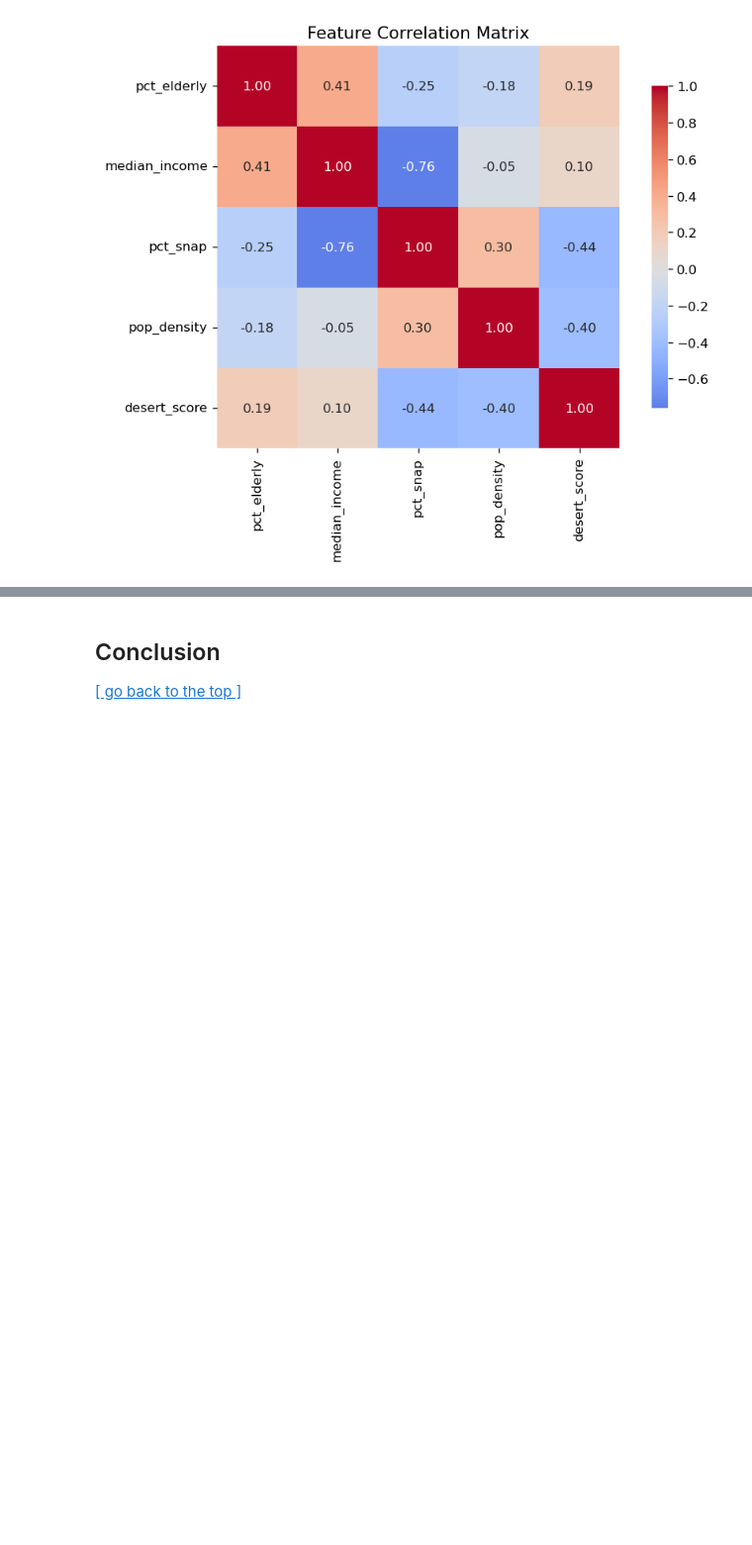
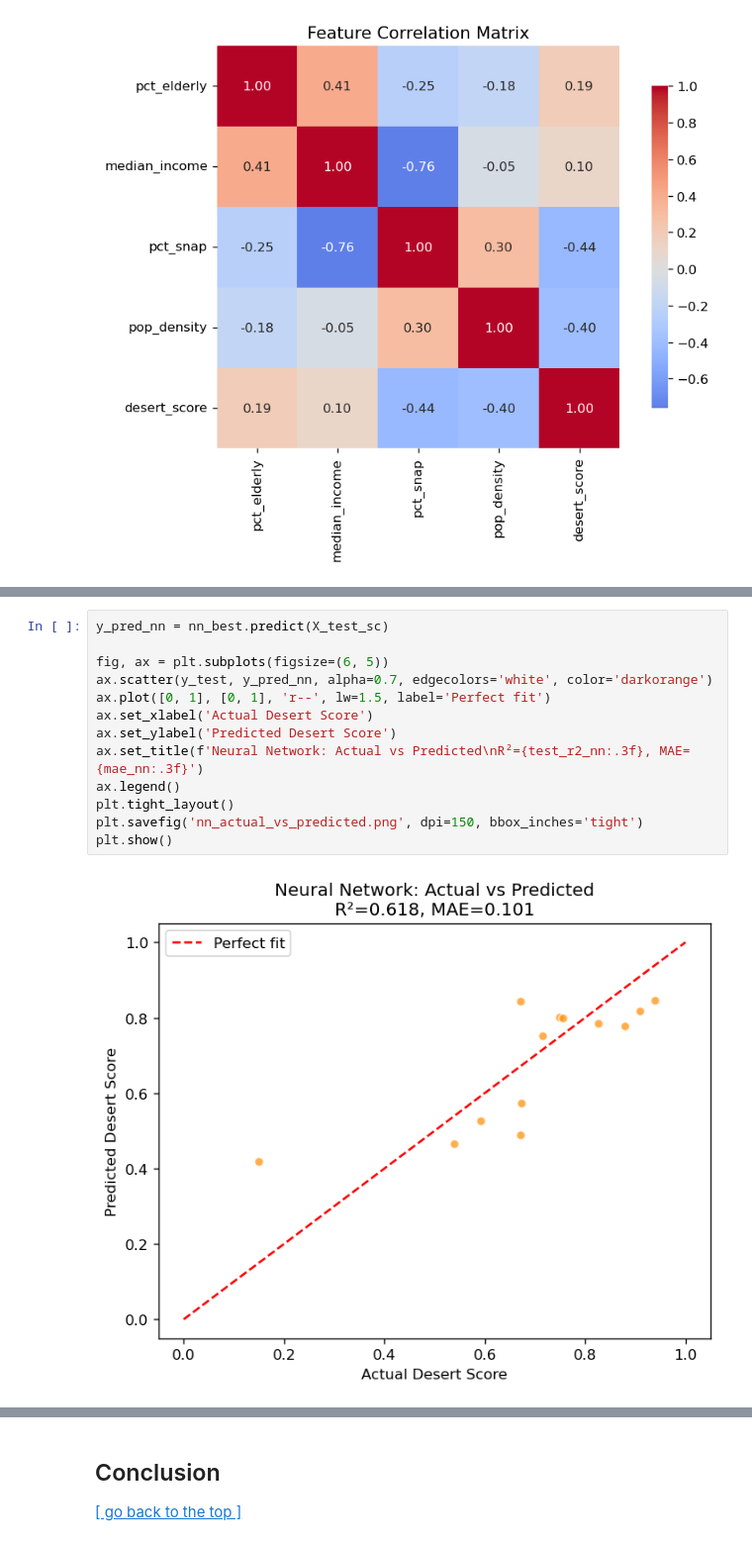
Before and after one commit to hawaiie-star/DS, a Jupyter notebook: Assessment /Final_submission_CASA0006.ipynb, the cells around one changed output, grey strips where cells are left out. Shown at 99% size. Saved outputs shown, nothing was run; the diff lists cells and outputs as text; blank space fills up the shorter version.

```diff
--- a/Assessment /Final_submission_CASA0006.ipynb
+++ b/Assessment /Final_submission_CASA0006.ipynb
@@ -408,0 +597,15 @@ Source: see [link](https://linkinghub.elsevier.com/retrieve/pii/S221067072200443
+# %%
+y_pred_nn = nn_best.predict(X_test_sc)
+
+fig, ax = plt.subplots(figsize=(6, 5))
+ax.scatter(y_test, y_pred_nn, alpha=0.7, edgecolors='white', color='darkorange')
+ax.plot([0, 1], [0, 1], 'r--', lw=1.5, label='Perfect fit')
+ax.set_xlabel('Actual Desert Score')
+ax.set_ylabel('Predicted Desert Score')
+ax.set_title(f'Neural Network: Actual vs Predicted\nR²={test_r2_nn:.3f}, MAE={mae_nn:.3f}')
+ax.legend()
+plt.tight_layout()
+plt.savefig('nn_actual_vs_predicted.png', dpi=150, bbox_inches='tight')
+plt.show()
+# %% [output]
+[figure, added]
```
Also changed, not shown: parts of 51 cells of this notebook.
